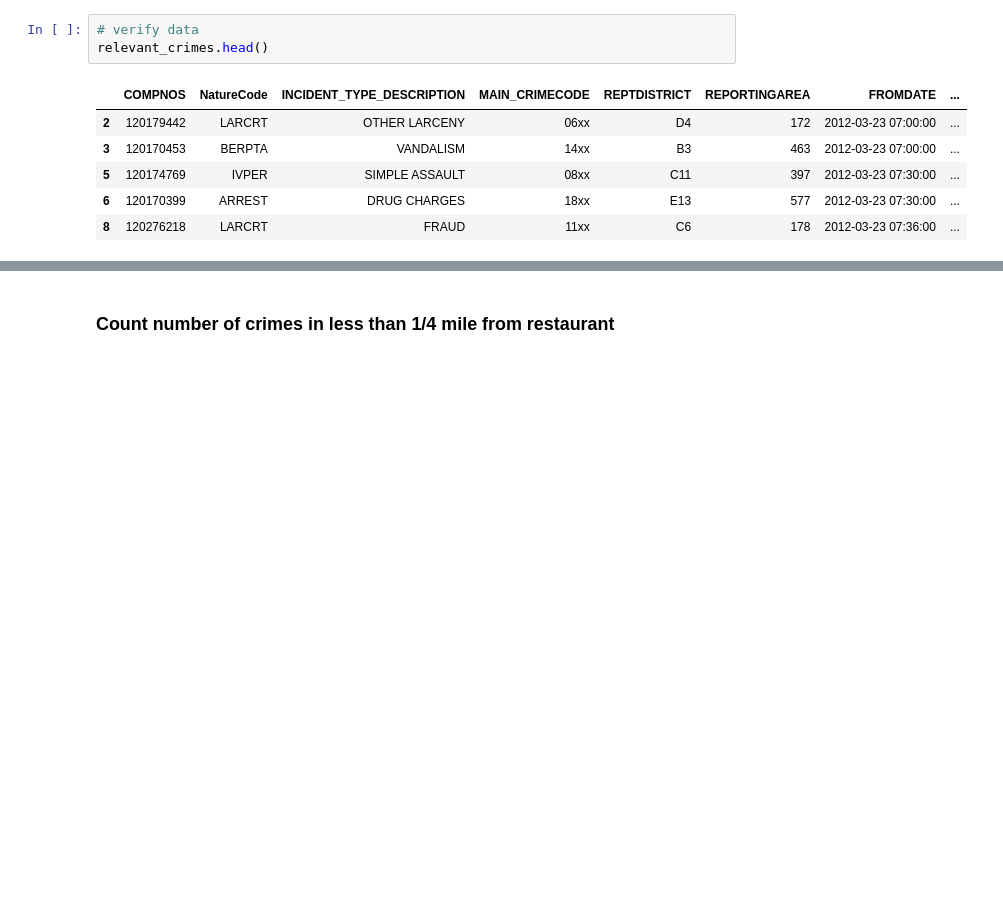
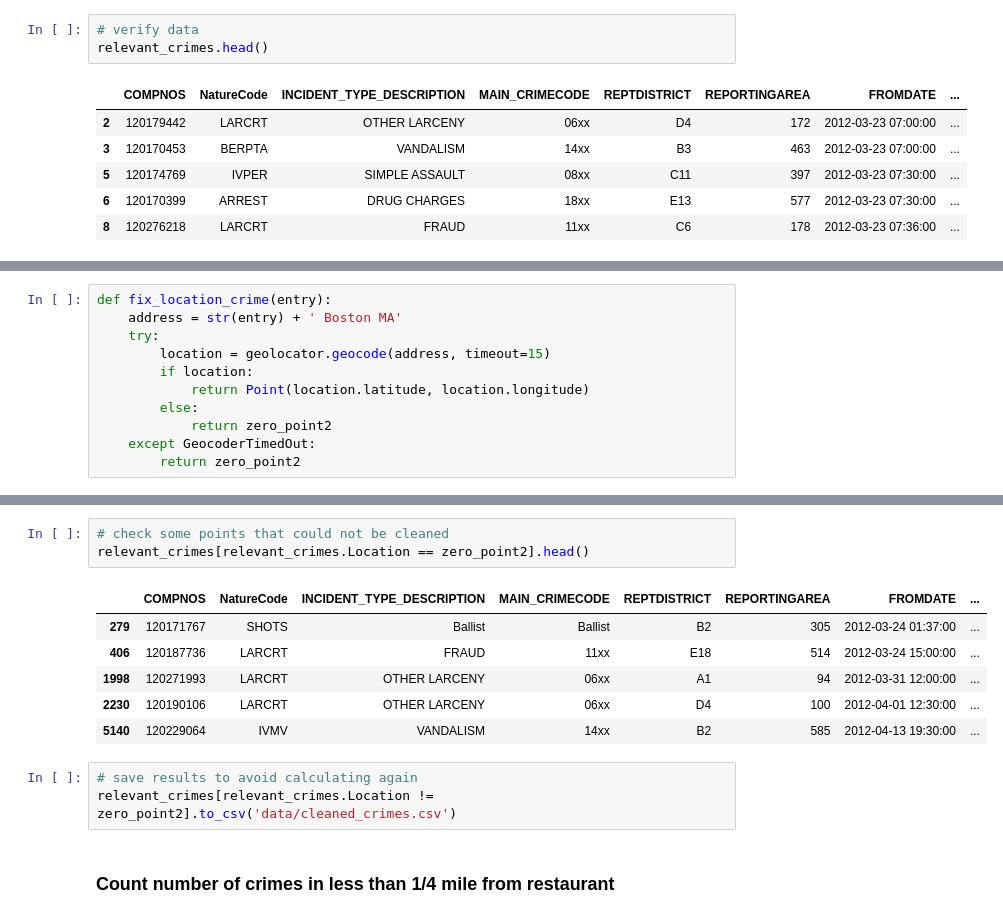
Before and after one commit to mmoyses/EatInBoston, a Jupyter notebook: Crime and Restaurants in Boston.ipynb, the cells around one changed output, grey strips where cells are left out. Saved outputs shown, nothing was run; the diff lists cells and outputs as text; blank space fills up the shorter version.

```diff
--- a/Crime and Restaurants in Boston.ipynb
+++ b/Crime and Restaurants in Boston.ipynb
@@ -92,0 +161,11 @@ relevant_crimes.head()
+# %%
+def fix_location_crime(entry):
+    address = str(entry) + ' Boston MA'
+    try:
+        location = geolocator.geocode(address, timeout=15)
+        if location:
+            return Point(location.latitude, location.longitude)
+        else:
+            return zero_point2
+    except GeocoderTimedOut:
+        return zero_point2
@@ -93,3 +180,16 @@ relevant_crimes.head()
+# %%
+# check some points that could not be cleaned
+relevant_crimes[relevant_crimes.Location == zero_point2].head()
+# %% [output]
+|  | COMPNOS | NatureCode | INCIDENT_TYPE_DESCRIPTION | MAIN_CRIMECODE | REPTDISTRICT | REPORTINGAREA | FROMDATE | ... |
+| 279 | 120171767 | SHOTS | Ballist | Ballist | B2 | 305 | 2012-03-24 01:37:00 | ... |
+| 406 | 120187736 | LARCRT | FRAUD | 11xx | E18 | 514 | 2012-03-24 15:00:00 | ... |
+| 1998 | 120271993 | LARCRT | OTHER LARCENY | 06xx | A1 | 94 | 2012-03-31 12:00:00 | ... |
+| 2230 | 120190106 | LARCRT | OTHER LARCENY | 06xx | D4 | 100 | 2012-04-01 12:30:00 | ... |
+| 5140 | 120229064 | IVMV | VANDALISM | 14xx | B2 | 585 | 2012-04-13 19:30:00 | ... |
+# %%
+# save results to avoid calculating again
+relevant_crimes[relevant_crimes.Location != zero_point2].to_csv('data/cleaned_crimes.csv')
 # %% [markdown]
 ### Count number of crimes in less than 1/4 mile from restaurant
 # %%
```
Also changed, not shown: parts of 8 cells of this notebook, 2 other files.
